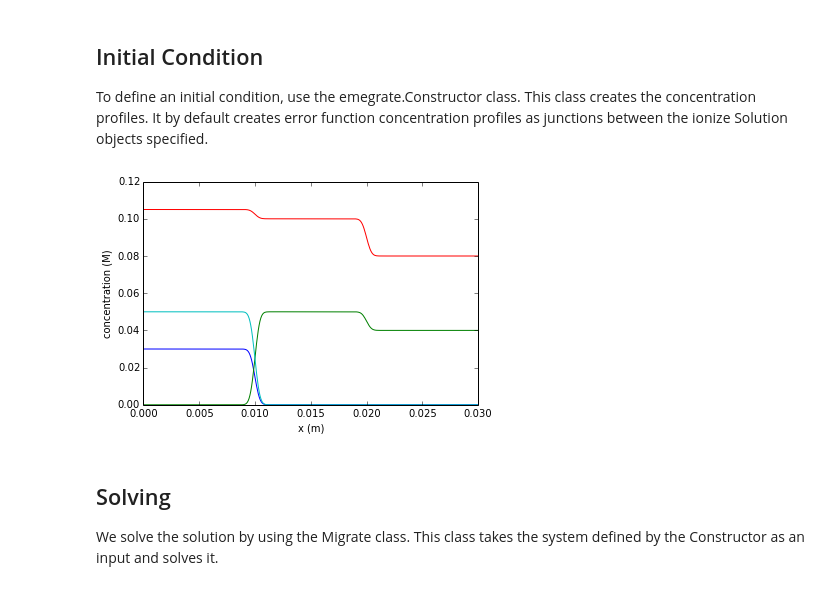
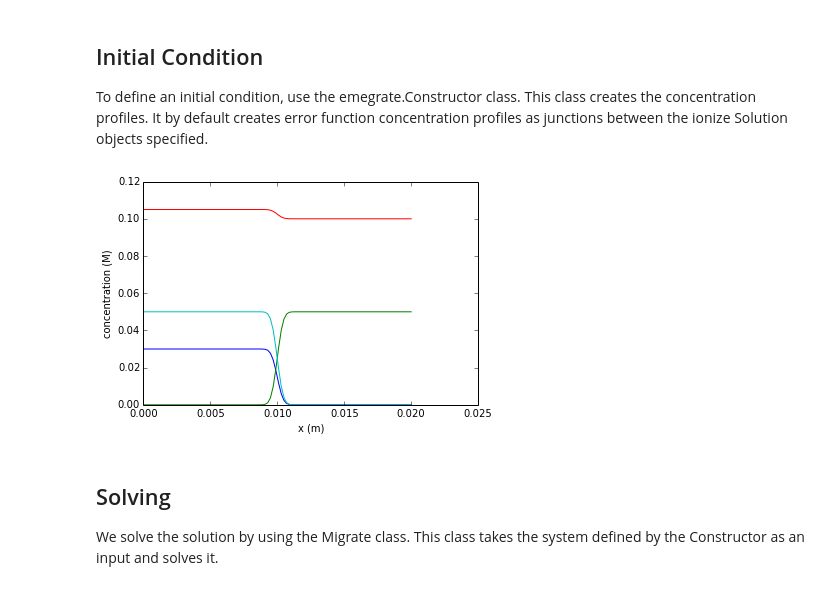
Before and after one commit to lewisamarshall/emigrate, a Jupyter notebook: Tutorial.ipynb, the cells around one changed output. Drawn from its saved outputs; the diff is of its cells as text; code cells hidden in the pictures.

```diff
--- a/Tutorial.ipynb
+++ b/Tutorial.ipynb
@@ -20,22 +20,22 @@ To define an initial condition, use the emegrate.Constructor class. This class c
 # %%
 solutions = [ionize.Solution(['MES', 'bis-tris', 'fluorescein'], [.05, .105, .03]),
              ionize.Solution(['caproic acid', 'bis-tris'], [.05, .1]),
-             ionize.Solution(['caproic acid', 'bis-tris'], [.04, .08]),
+#              ionize.Solution(['caproic acid', 'bis-tris'], [.04, .08]),
             ]
-system = emigrate.Electrolyte().construct(lengths=[0.01]*3,
-                         n_nodes=400,
+system = emigrate.Electrolyte().construct(lengths=[0.01]*len(solutions),
+                         n_nodes=100,
                          interface_length=.0005,
                          solutions=solutions,
-                         voltage= -100., current_density=None,
+                         voltage= 10, current_density=None,
                          domain_mode='left'
                          )
 for i in range(len(system.ions)):
     plot(system.nodes, system.concentrations[i,:])
 xlabel('x (m)')
 ylabel('concentration (M)')
 show()
 # %% [output]
-[figure, old version]
+[figure, new version]
 # %% [markdown]
 Solving
 -------
```
Also changed, not shown: parts of 2 cells of this notebook, 4 other files.
